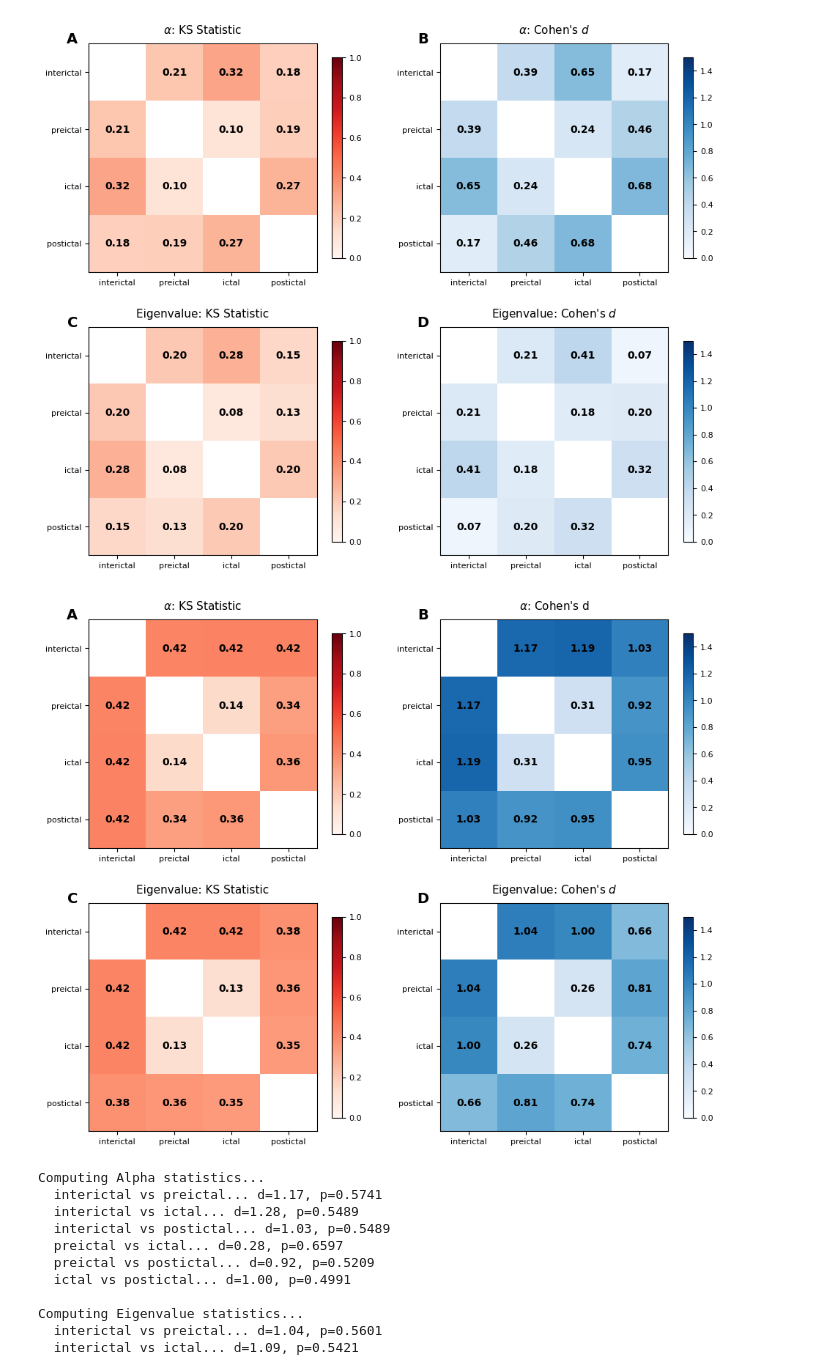
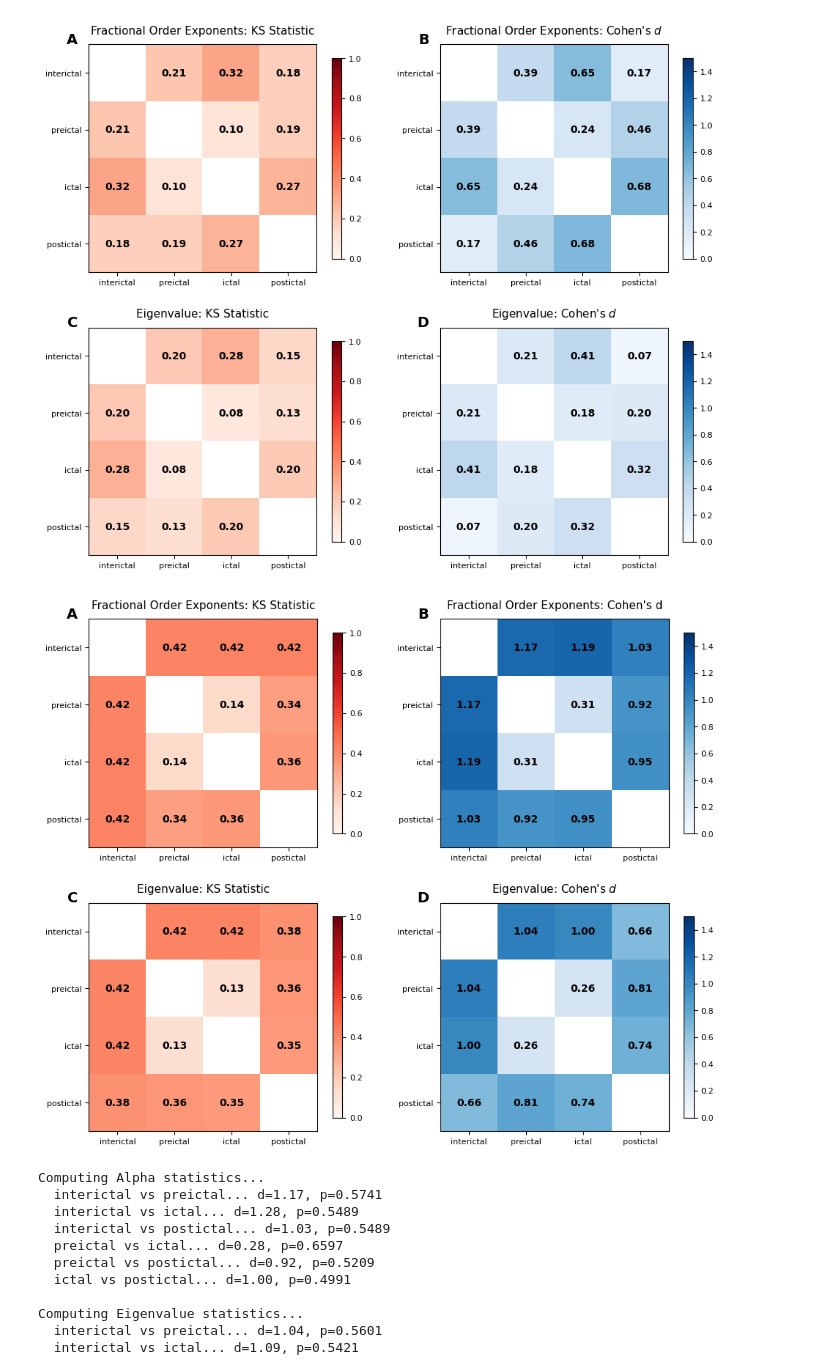
Before and after one commit to Yaoyuewang/fractional-control-epilepsy, a Jupyter notebook: analysis_and_plots/stats.ipynb, the cells around one changed output. Drawn from its saved outputs; the diff is of its cells as text; code cells hidden in the pictures.

```diff
--- a/analysis_and_plots/stats.ipynb
+++ b/analysis_and_plots/stats.ipynb
@@ -191,39 +191,39 @@ eigen_ks_within, eigen_d_within = compute_segment_statistics_within_patient(eige
 # Create POOLED
 # Mask the diagonal for visualization
 np.fill_diagonal(alpha_ks_pooled, np.nan)
 np.fill_diagonal(alpha_d_pooled, np.nan)
 np.fill_diagonal(eigen_ks_pooled, np.nan)
 np.fill_diagonal(eigen_d_pooled, np.nan)
 
 fig1, axes1 = plt.subplots(2, 2, figsize=(10, 8))
-plot_heatmap(axes1[0, 0], alpha_ks_pooled, segments, r"$\alpha$: KS Statistic", 'A', is_cohens_d=False)
-plot_heatmap(axes1[0, 1], alpha_d_pooled, segments, r"$\alpha$: Cohen's $d$", 'B', is_cohens_d=True)
+plot_heatmap(axes1[0, 0], alpha_ks_pooled, segments, r"Fractional Order Exponents: KS Statistic", 'A', is_cohens_d=False)
+plot_heatmap(axes1[0, 1], alpha_d_pooled, segments, r"Fractional Order Exponents: Cohen's $d$", 'B', is_cohens_d=True)
 plot_heatmap(axes1[1, 0], eigen_ks_pooled, segments, 'Eigenvalue: KS Statistic', 'C', is_cohens_d=False)
 plot_heatmap(axes1[1, 1], eigen_d_pooled, segments, r"Eigenvalue: Cohen's $d$", 'D', is_cohens_d=True)
 plt.tight_layout(pad=2.0)
 plt.savefig(os.path.join(output_path, f"pairwise_heatmap_pooled.pdf"), bbox_inches='tight')
 plt.show()
 plt.close()
 
 # Create WITHIN-PATIENT figure
 # Mask the diagonal for visualization
 np.fill_diagonal(alpha_ks_within, np.nan)
 np.fill_diagonal(alpha_d_within, np.nan)
 np.fill_diagonal(eigen_ks_within, np.nan)
 np.fill_diagonal(eigen_d_within, np.nan)
 
 fig2, axes2 = plt.subplots(2, 2, figsize=(10, 8))
-plot_heatmap(axes2[0, 0], alpha_ks_within, segments, r"$\alpha$: KS Statistic", 'A', is_cohens_d=False)
-plot_heatmap(axes2[0, 1], alpha_d_within, segments, r"$\alpha$: Cohen's d", 'B', is_cohens_d=True)
+plot_heatmap(axes2[0, 0], alpha_ks_within, segments, r"Fractional Order Exponents: KS Statistic", 'A', is_cohens_d=False)
+plot_heatmap(axes2[0, 1], alpha_d_within, segments, r"Fractional Order Exponents: Cohen's d", 'B', is_cohens_d=True)
 plot_heatmap(axes2[1, 0], eigen_ks_within, segments, 'Eigenvalue: KS Statistic', 'C', is_cohens_d=False)
 plot_heatmap(axes2[1, 1], eigen_d_within, segments, r"Eigenvalue: Cohen's $d$", 'D', is_cohens_d=True)
 plt.tight_layout(pad=2.0)
 plt.savefig(os.path.join(output_path, f"pairwise_heatmap_within_patient.pdf"), bbox_inches='tight')
 plt.show()
 plt.close()
 # %% [output]
-[figure, old version]
+[figure, new version]
-[figure, old version]
+[figure, new version]
 # %%
 def cohens_d(x, y):
     x = np.real(x).astype(np.float64)
```
Also changed, not shown: 2 other files.
